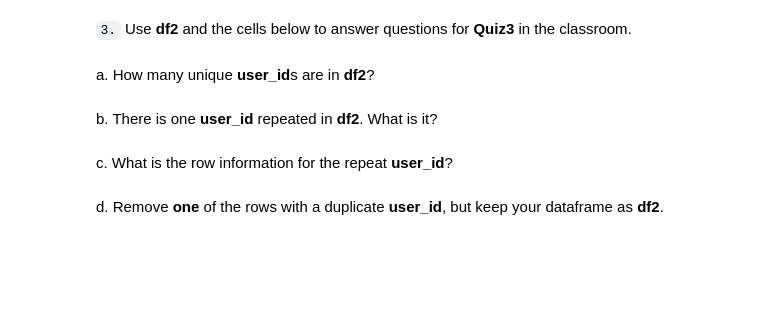
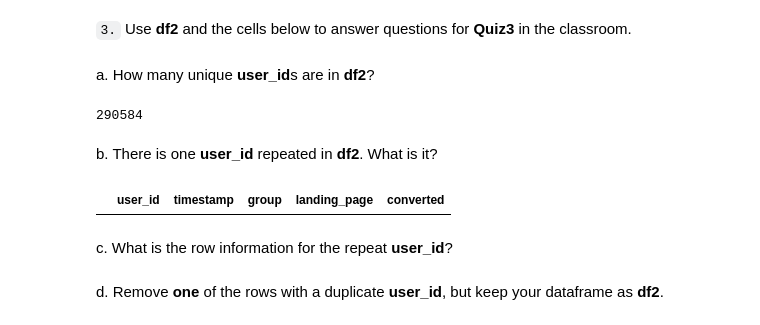
Before and after one commit to DonnaVakalis/nano, a Jupyter notebook: Analyze_ab_test_results.ipynb, the cells around one changed output. Saved outputs shown, nothing was run; the diff lists cells and outputs as text; code cells hidden in the pictures; blank space fills up the shorter version.

```diff
--- a/Analyze_ab_test_results.ipynb
+++ b/Analyze_ab_test_results.ipynb
@@ -107,9 +107,10 @@ dtype: int64
 a. Now use the answer to the quiz to create a new dataset that meets the specifications from the quiz.  Store your new dataframe in **df2**.
 # %%
 # Remove rows where there is no match
-
-df2= df.copy()
-df2 = df2.drop(df2.query('group =="treatment"' and 'landing_page=="old_page"').index)
+df_=df.copy()
+df_.drop(no_match1.index)
+df_.drop(no_match2.index)
+df2=df_
 # %%
 # Double Check all of the correct rows were removed - this should be 0
 df2[((df2['group'] == 'treatment') == (df2['landing_page'] == 'new_page')) == False].shape[0]
@@ -119,8 +120,18 @@ df2[((df2['group'] == 'treatment') == (df2['landing_page'] == 'new_page')) == Fa
 `3.` Use **df2** and the cells below to answer questions for **Quiz3** in the classroom.
 # %% [markdown]
 a. How many unique **user_id**s are in **df2**?
+# %%
+df2.user_id.nunique()
+# %% [output]
+290584
 # %% [markdown]
 b. There is one **user_id** repeated in **df2**.  What is it?
+# %%
+duplicateID_1 = df2[df2.duplicated(['user_id', 'group'])]
+duplicatedID_2 = df2[df2.duplicated(['user_id'])]
+duplicateID_1[~duplicateID_1.isin(duplicatedID_2 )].dropna()
+# %% [output]
+|  | user_id | timestamp | group | landing_page | converted |
 # %% [markdown]
 c. What is the row information for the repeat **user_id**?
 # %% [markdown]
```
Also changed, not shown: parts of 6 cells of this notebook.
